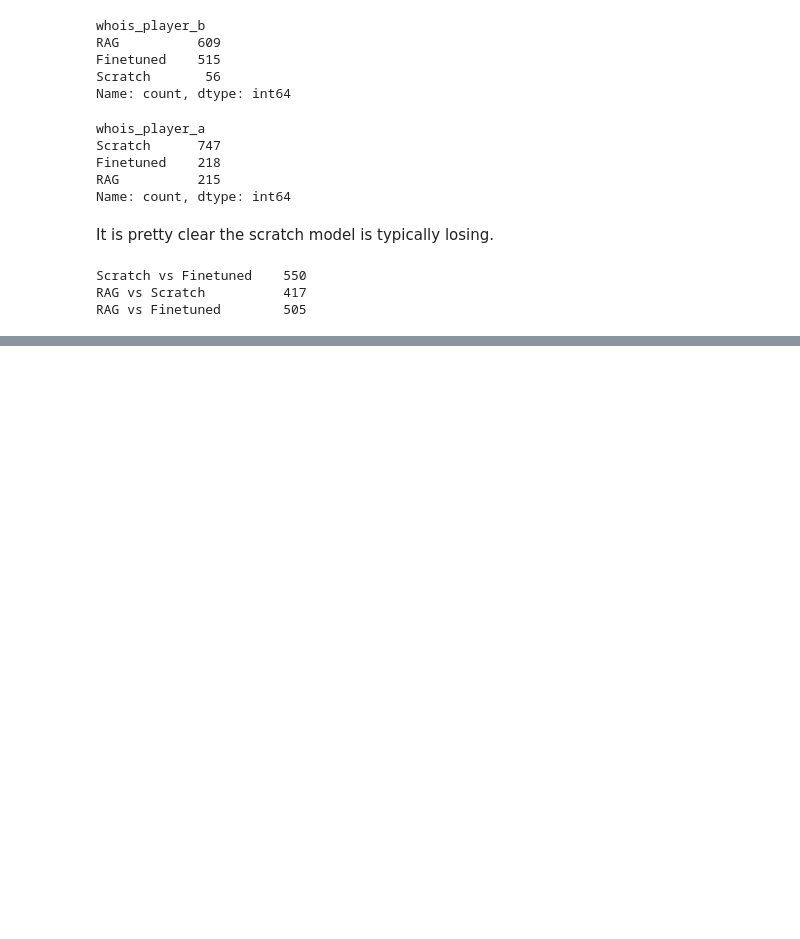
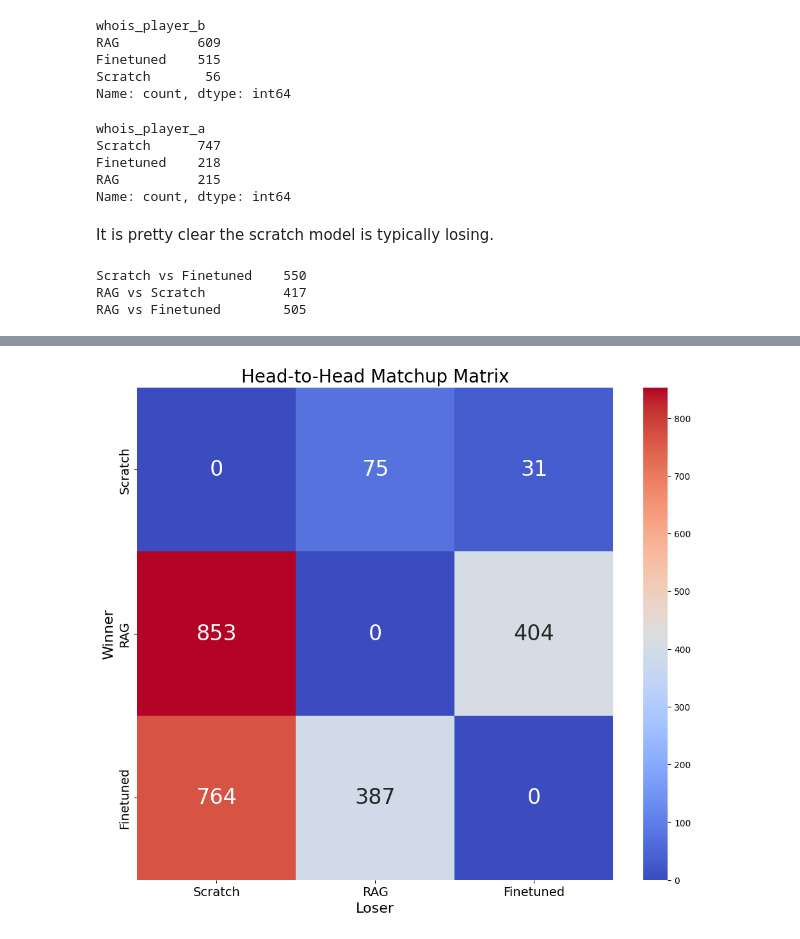
Before and after one commit to msaad02/honors-thesis, a Jupyter notebook: evaluate/4_eval_results.ipynb, the cells around one changed output, grey strips where cells are left out. Drawn from its saved outputs; the diff is of its cells as text; code cells hidden in the pictures; blank space fills up the shorter version.

```diff
--- a/evaluate/4_eval_results.ipynb
+++ b/evaluate/4_eval_results.ipynb
@@ -141,0 +228,15 @@ RAG vs Finetuned        505
+# %%
+# Reattempting to create the heatmap with adjusted text sizes for better readability
+plt.figure(figsize=(12, 10))
+sns.heatmap(matchup_matrix, annot=True, cmap="coolwarm", fmt='g', annot_kws={'size': 24})
+plt.title('Head-to-Head Matchup Matrix', fontsize=20)
+plt.xlabel('Loser', fontsize=16)
+plt.ylabel('Winner', fontsize=16)
+plt.xticks(fontsize=14)
+plt.yticks(fontsize=14)
+
+plt.savefig('./head_to_head_heatmap_transparent.png', bbox_inches='tight', transparent=True)
+
+plt.show()
+# %% [output]
+[figure, added]
```
Also changed, not shown: parts of 12 cells of this notebook, 2 other files.
